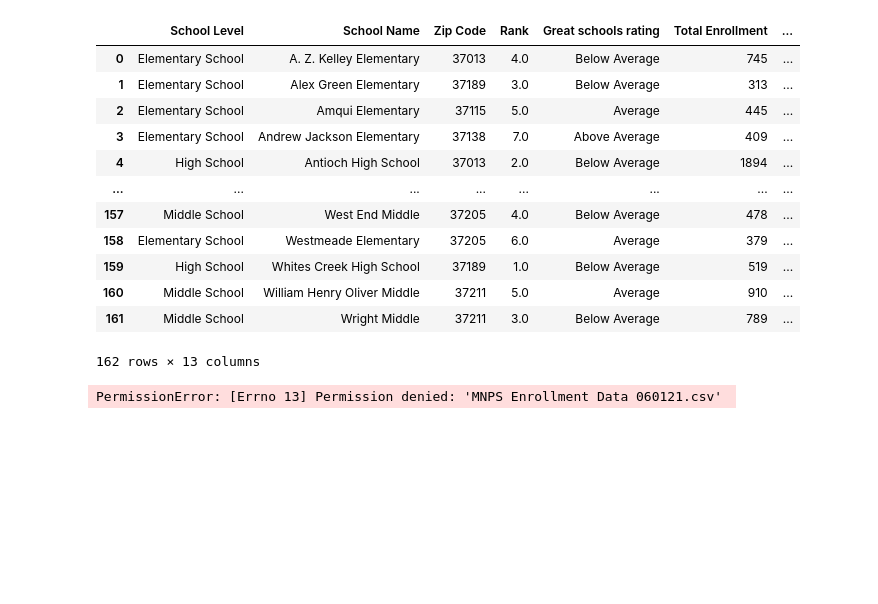
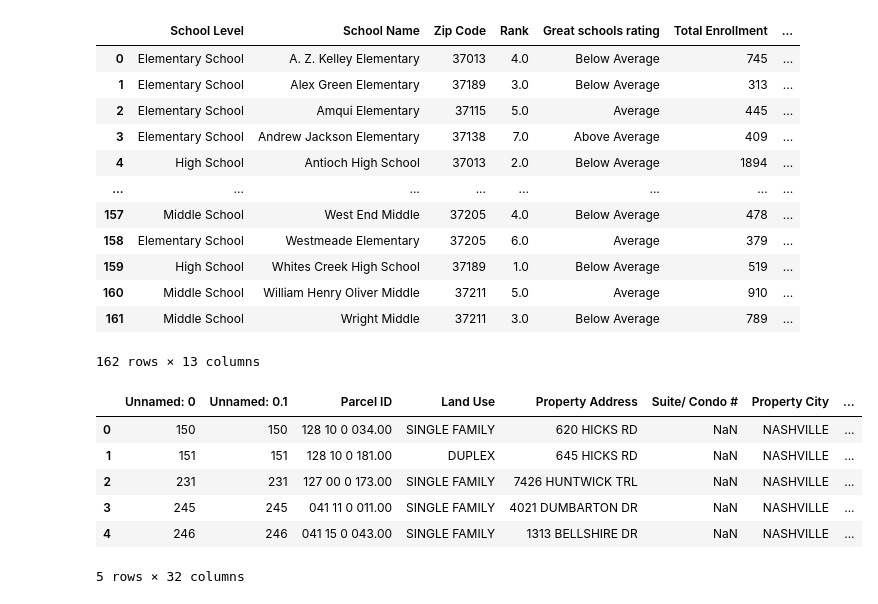
Before and after one commit to JoyRichardson/Living-in-Nashville, a Jupyter notebook: living_in_nashville_etl.ipynb, the cells around one changed output. Saved outputs shown, nothing was run; the diff lists cells and outputs as text; code cells hidden in the pictures; blank space fills up the shorter version.

```diff
--- a/living_in_nashville_etl.ipynb
+++ b/living_in_nashville_etl.ipynb
@@ -120,6 +120,4 @@ df.drop(columns=['School Year',
 | 161 | Middle School | Wright Middle | 37211 | 3.0 | Below Average | 789 | ... |
 162 rows × 13 columns
 # %%
-df.to_csv('MNPS Enrollment Data 060121_etl.csv')
+df.to_csv('MNPS_Enrollment_Data_060121_etl.csv')
-# %% [output]
-PermissionError: [Errno 13] Permission denied: 'MNPS Enrollment Data 060121.csv'
@@ -125,0 +136,10 @@ PermissionError: [Errno 13] Permission denied: 'MNPS Enrollment Data 060121.csv'
+# %%
+df.head()
+# %% [output]
+|  | Unnamed: 0 | Unnamed: 0.1 | Parcel ID | Land Use | Property Address | Suite/ Condo # | Property City | ... |
+| 0 | 150 | 150 | 128 10 0 034.00 | SINGLE FAMILY | 620 HICKS RD | NaN | NASHVILLE | ... |
+| 1 | 151 | 151 | 128 10 0 181.00 | DUPLEX | 645 HICKS RD | NaN | NASHVILLE | ... |
+| 2 | 231 | 231 | 127 00 0 173.00 | SINGLE FAMILY | 7426 HUNTWICK TRL | NaN | NASHVILLE | ... |
+| 3 | 245 | 245 | 041 11 0 011.00 | SINGLE FAMILY | 4021 DUMBARTON DR | NaN | NASHVILLE | ... |
+| 4 | 246 | 246 | 041 15 0 043.00 | SINGLE FAMILY | 1313 BELLSHIRE DR | NaN | NASHVILLE | ... |
+5 rows × 32 columns
```
Also changed, not shown: parts of 4 cells of this notebook, 1 other file.
